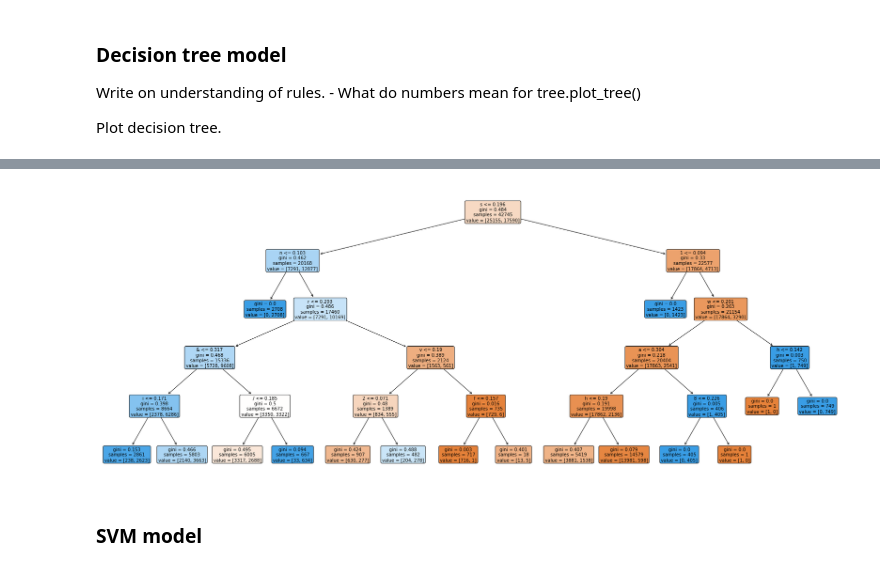
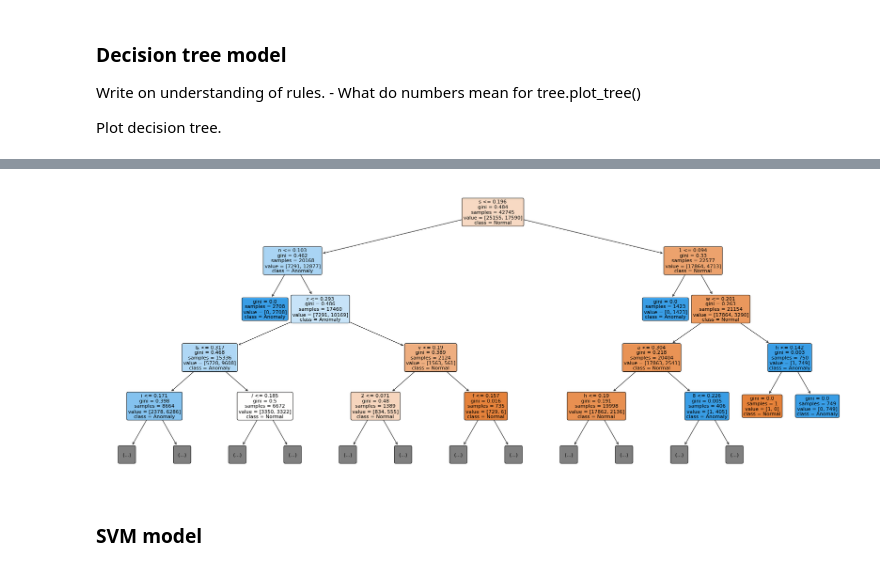
Before and after one commit to Aldair2202/Dissertation, a Jupyter notebook: Solution/Prototype1.ipynb, the cells around one changed output, grey strips where cells are left out. Saved outputs shown, nothing was run; the diff lists cells and outputs as text; code cells hidden in the pictures.

```diff
--- a/Solution/Prototype1.ipynb
+++ b/Solution/Prototype1.ipynb
@@ -108,6 +108,9 @@ def train_score_plot(model, X, y):
     print ("Score Logistic Regression :",score_test)
     print ("Confusion Matrix: ")
     print (matrix)
+    print('precision_score :\n',precision_score(y_test,y_pred,pos_label=1))
+    print('recall_score :\n',recall_score(y_test,y_pred,pos_label=1))
+    print('classification_report :\n',classification_report(y_test,y_pred))
     plot_confusion_matrix(model, X_test, y_test)
     plt.show()
 
@@ -122,7 +125,7 @@ def plot_learning_curve(model, X, y):
     test_mean = np.mean(test_scores, axis=1)
     test_std = np.std(test_scores, axis=1)
 
-    plt.subplots(1, figsize=(10,10))
+    plt.subplots(1)
     plt.plot(train_sizes, train_mean, '--', color="black",  label="Training score")
     plt.plot(train_sizes, test_mean, color="red", label="Cross-validation score")
 
@@ -321,7 +337,7 @@ Write on understanding of rules.
 
 Plot decision tree.
 # %%
-dtc = tree.DecisionTreeClassifier(max_depth=5)
+dtc = tree.DecisionTreeClassifier(max_depth=15)
 train_score_plot(dtc, X_train, y_train)
 plot_learning_curve(dtc, X_train, y_train)
 # %% [output]
@@ -335,11 +364,11 @@ Confusion Matrix:
 # %%
 plt.figure(figsize=(30,12))  # set plot size (denoted in inches)
-tree.plot_tree(dtc,feature_names=feature_array,max_depth=5,filled=True,
-               rounded=True, fontsize=10)
+tree.plot_tree(dtc,feature_names=feature_array,max_depth=4,filled=True,
+               rounded=True, fontsize=11,label='all',class_names=['Normal','Anomaly'])
 
 plt.show()
 # %% [output]
-[figure, old version]
+[figure, new version]
 # %% [markdown]
 ### SVM model
 # %%
```
Also changed, not shown: parts of 9 cells of this notebook.
